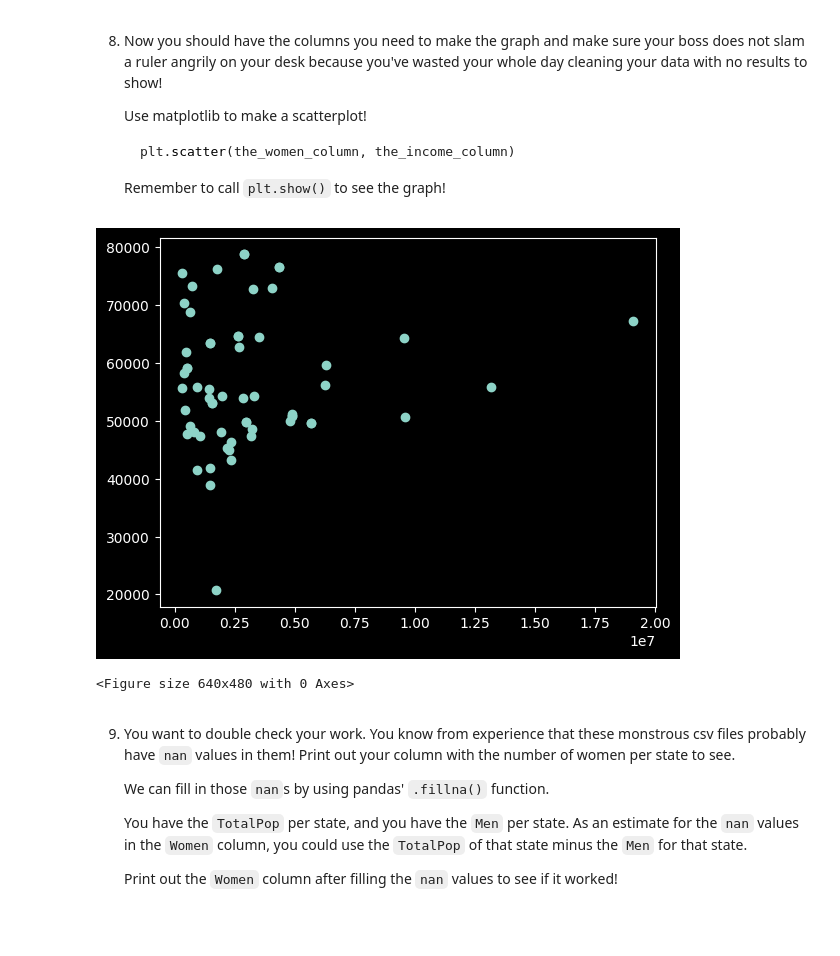
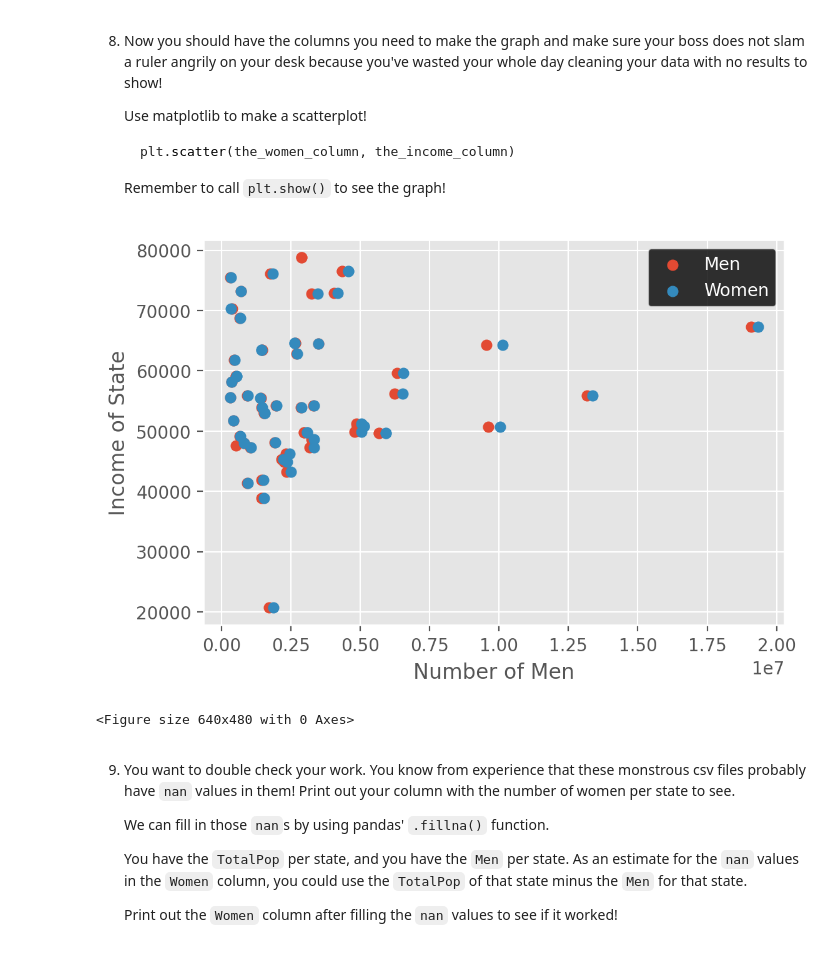
Before and after one commit to N1ch0l4sM/Cleaning-US-Census-Data, a Jupyter notebook: Cleaning US Census Data.ipynb, the cells around one changed output. Cells and saved outputs as stored; diff of their text form; code cells hidden in the pictures.

````diff
--- a/Cleaning US Census Data.ipynb
+++ b/Cleaning US Census Data.ipynb
@@ -135,13 +137,19 @@ df.head()
    ```
 
    Remember to call `plt.show()` to see the graph!
-# %%
-plt.scatter(df['Men'], df['Income'])
-plt.show()
-plt.clf()
-# %% [output]
-[figure, removed]
-<Figure size 640x480 with 0 Axes>
+# %%
+plt.style.use('ggplot')
+plt.figure(figsize=(6, 4), dpi=200)
+plt.scatter(df['Men'], df['Income'], label="Men")
+plt.scatter(df['Women'], df['Income'], label="Women")
+plt.xlabel("Number of Men")
+plt.ylabel("Income of State")
+plt.legend(facecolor= 'black')
+plt.show()
+plt.clf()
+# %% [output]
+[figure, added]
+<Figure size 640x480 with 0 Axes>
 # %% [markdown]
 9. You want to double check your work. You know from experience that these monstrous csv files probably have `nan` values in them! Print out your column with the number of women per state to see.
 
````
Also changed, not shown: parts of 10 cells of this notebook, 7 other files.
